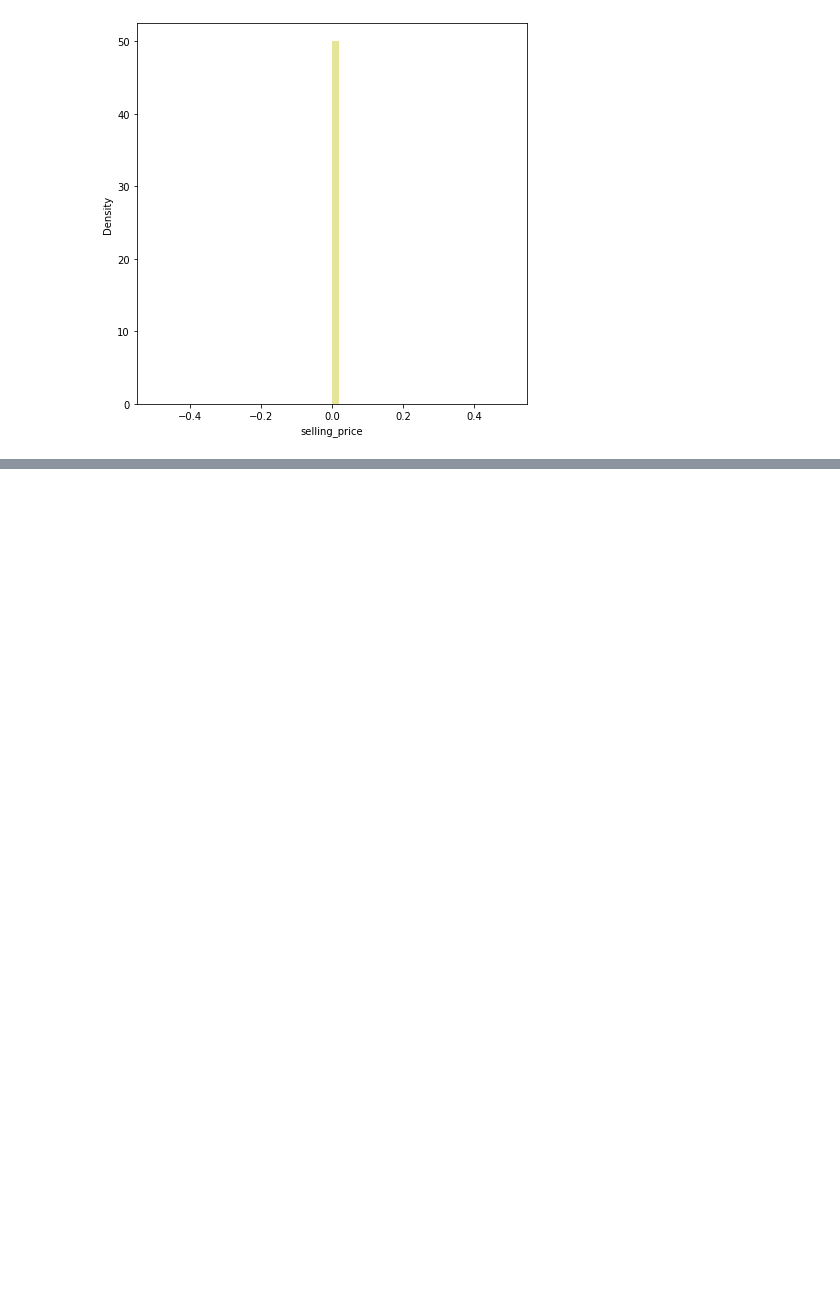
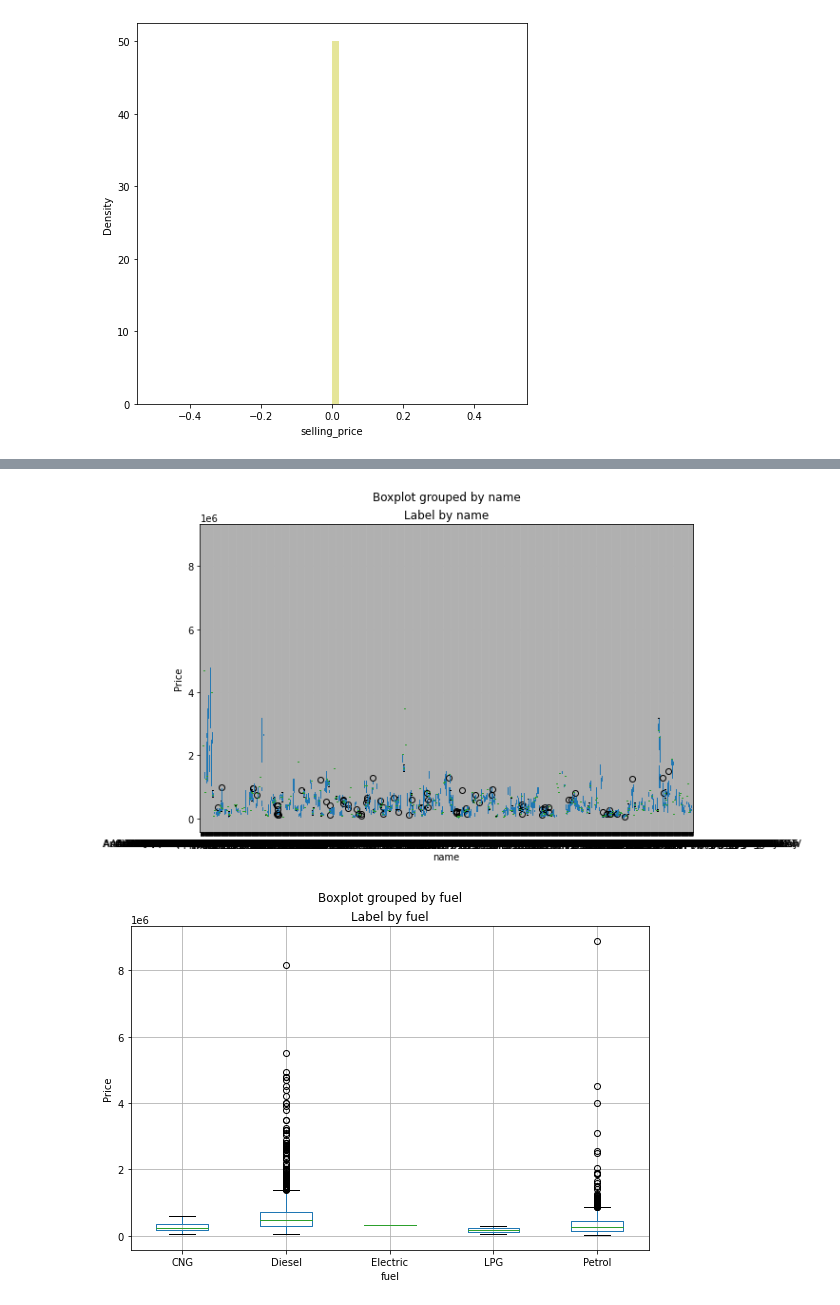
Before and after one commit to ajinkyajumde/Linear_Regression, a Jupyter notebook: Copy_of_Self_Project_Linear_Regression_(Car_Dekho).ipynb, the cells around one changed output, grey strips where cells are left out. Cells and saved outputs as stored; diff of their text form; code cells hidden in the pictures; blank space fills up the shorter version.

```diff
--- a/Copy_of_Self_Project_Linear_Regression_(Car_Dekho).ipynb
+++ b/Copy_of_Self_Project_Linear_Regression_(Car_Dekho).ipynb
@@ -262,0 +349,11 @@ dataset['Car_Name'].unique()
+# %%
+for col in categorical_features:
+    fig = plt.figure(figsize=(9, 6))
+    ax = fig.gca()
+    dataset.boxplot(column = 'selling_price', by = col, ax = ax)
+    ax.set_title('Label by ' + col)
+    ax.set_ylabel("Price")
+plt.show()
+# %% [output]
+[figure, added]
+[figure, added]
```
Also changed, not shown: parts of 32 cells of this notebook.
